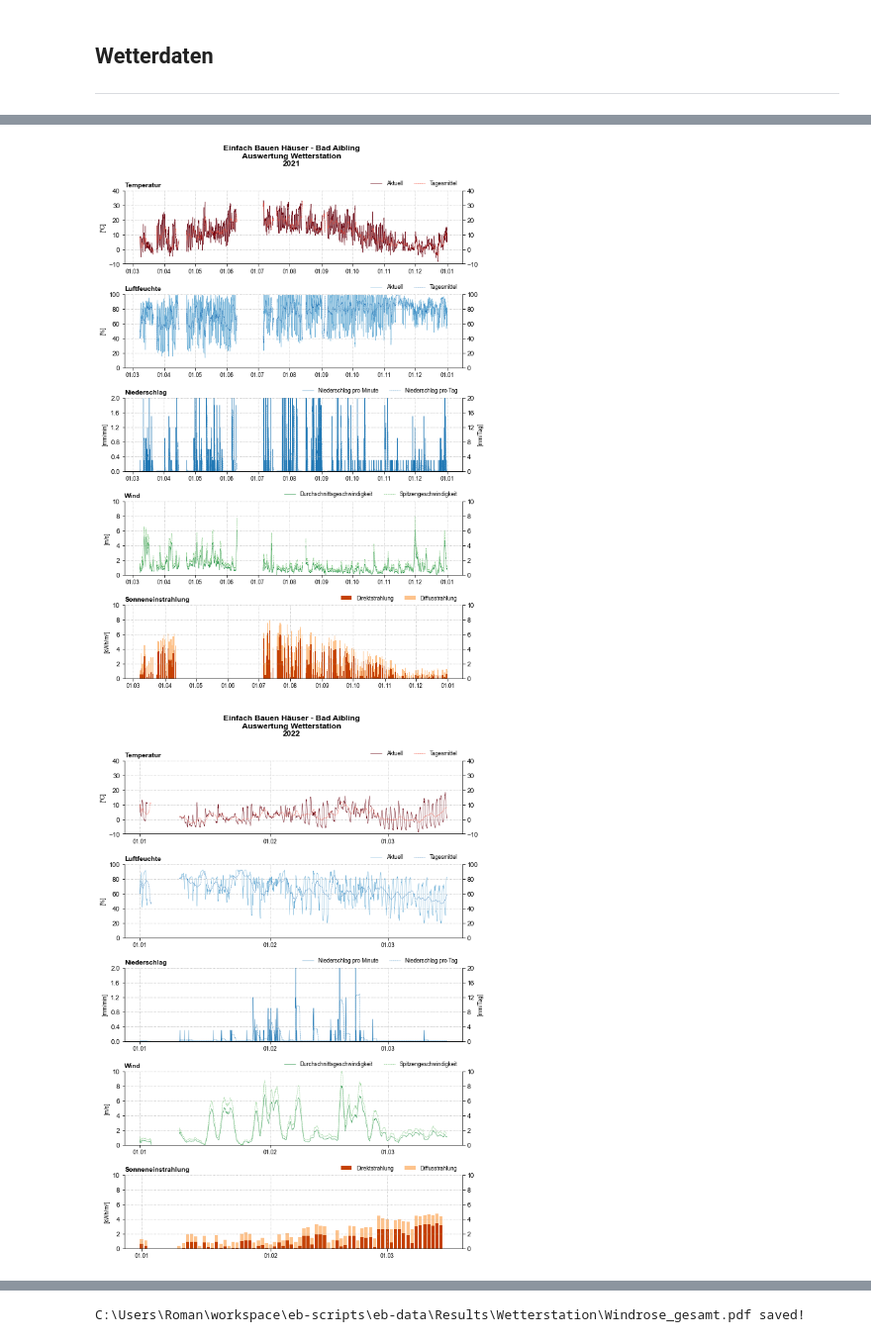
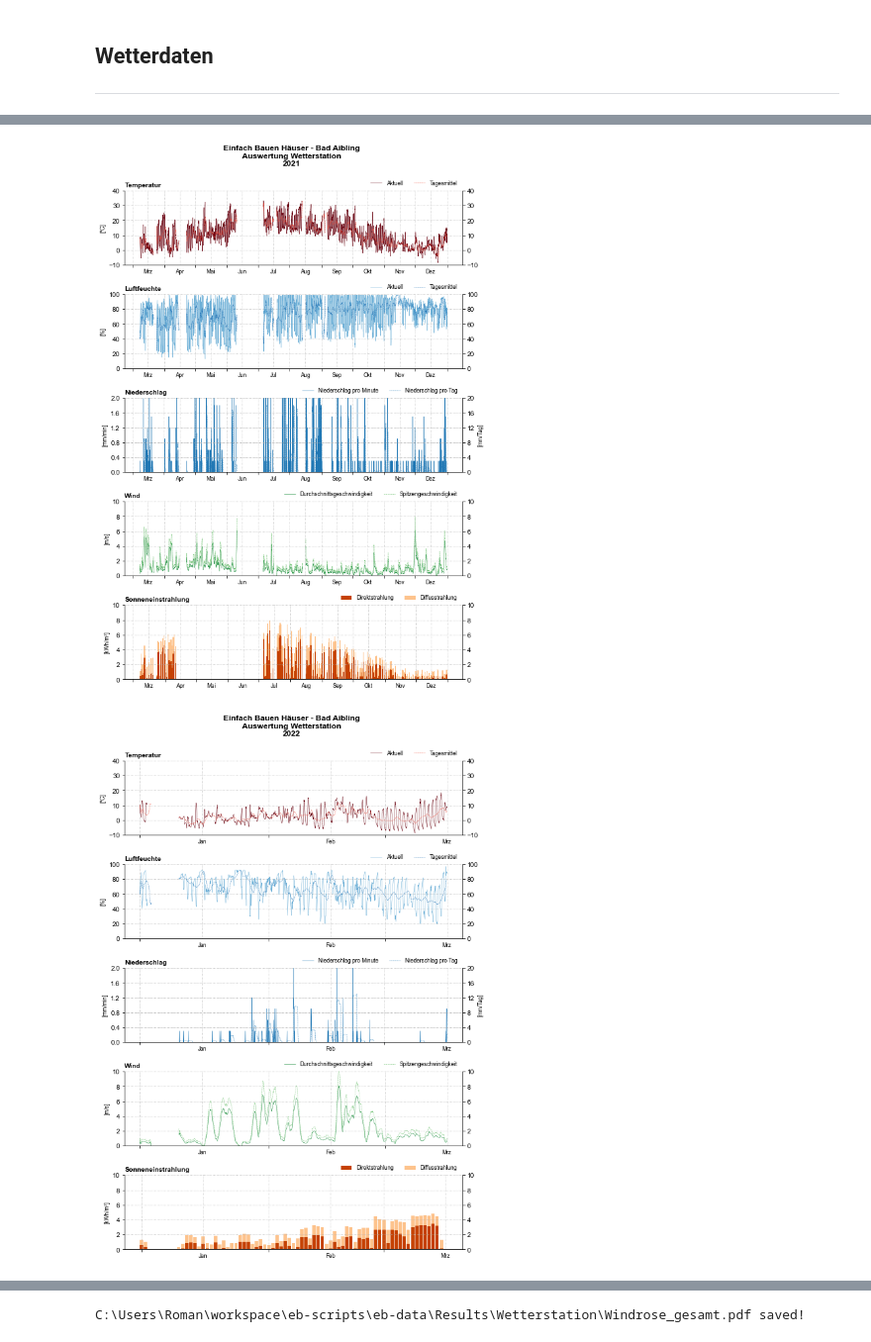
Before and after one commit to Ramonfi/eb-scripts, a Jupyter notebook: 3_Wetter.ipynb, the cells around one changed output, grey strips where cells are left out. Shown at 99% size. Cells and saved outputs as stored; diff of their text form; code cells hidden in the pictures.

```diff
--- a/3_Wetter.ipynb
+++ b/3_Wetter.ipynb
@@ -42,7 +44,7 @@ print('...Import beendet')
 Starte Import der Datensätze - das kann etwas dauern...
 ...Import beendet
 # %%
-ex = True
+ex = False
 # %%
 if not ex:
     # Monat
@@ -224,34 +226,43 @@ with PdfPages(os.path.join(dir_results,'Wetterstation','Wetter_jährlich.pdf'))
         axs[i].grid(axis='y', ls = 'dotted')
         set_ticks(axs[i],0,10,2)
         axs[i].tick_params(labelleft=True, labelright=True, left=True, right=True)
         axs[i].legend(loc='center right',ncol=99,bbox_to_anchor=(1,1.1),frameon=False)
         i+=1
 
         #----#4: Globalstrahlung ----
 
         axs[i].set_title('Sonneneinstrahlung', fontweight = 'bold',loc='left')
         axs[i].set_ylabel('[kWh/m²]')
         set_ticks(axs[i],0,10,2)
         df_p = amb[['direct','diffuse']].resample('H').mean().resample('D').sum()/1000
 
         axs[i].bar(df_p.index, df_p['direct'], bottom = 0, color=plt.cm.Oranges(0.8), label = 'Direktstrahlung')
         axs[i].bar(df_p.index, df_p['diffuse'], bottom = df_p['direct'], color=plt.cm.Oranges(0.3), label = 'Diffusstrahlung')
 
         axs[i].grid(axis='y', ls = 'dotted')
         axs[i].tick_params(labelleft=True, labelright=True, left=True, right=True)
         axs[i].legend(loc='center right',ncol=99,bbox_to_anchor=(1,1.1),frameon=False)
 
         for ax in axs:
             ax.xaxis.set_major_locator(mdates.MonthLocator())
-            ax.xaxis.set_major_formatter(mdates.DateFormatter('%d.%m'))
+            ax.xaxis.set_major_formatter(ticker.NullFormatter())
+
+            ax.xaxis.set_minor_locator(mdates.MonthLocator(bymonthday=16))
+            ax.xaxis.set_minor_formatter(mdates.DateFormatter("%b"))
+
+            for tick in ax.xaxis.get_minor_ticks():
+                tick.tick1line.set_markersize(0)
+                tick.tick2line.set_markersize(0)
+                tick.label1.set_horizontalalignment('center')
+
             ax.grid(axis='x',which='both', linestyle='dotted')
             ax.spines['bottom'].set_visible(True)
             ax.spines['right'].set_visible(True)
 
         fig.tight_layout()
         pdf.savefig(fig)
         if not ex: break
 # %% [output]
-[figure, old version]
+[figure, new version]
-[figure, old version]
+[figure, new version]
 # %%
```
Also changed, not shown: parts of 7 cells of this notebook, 13 other files.
